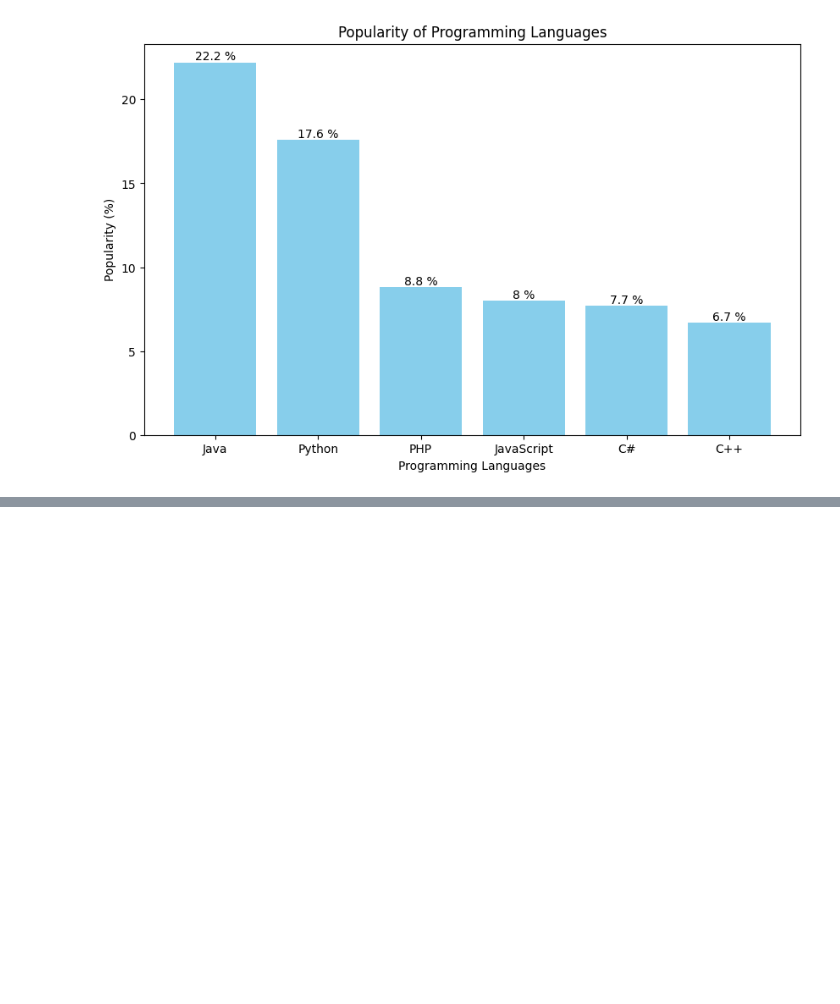
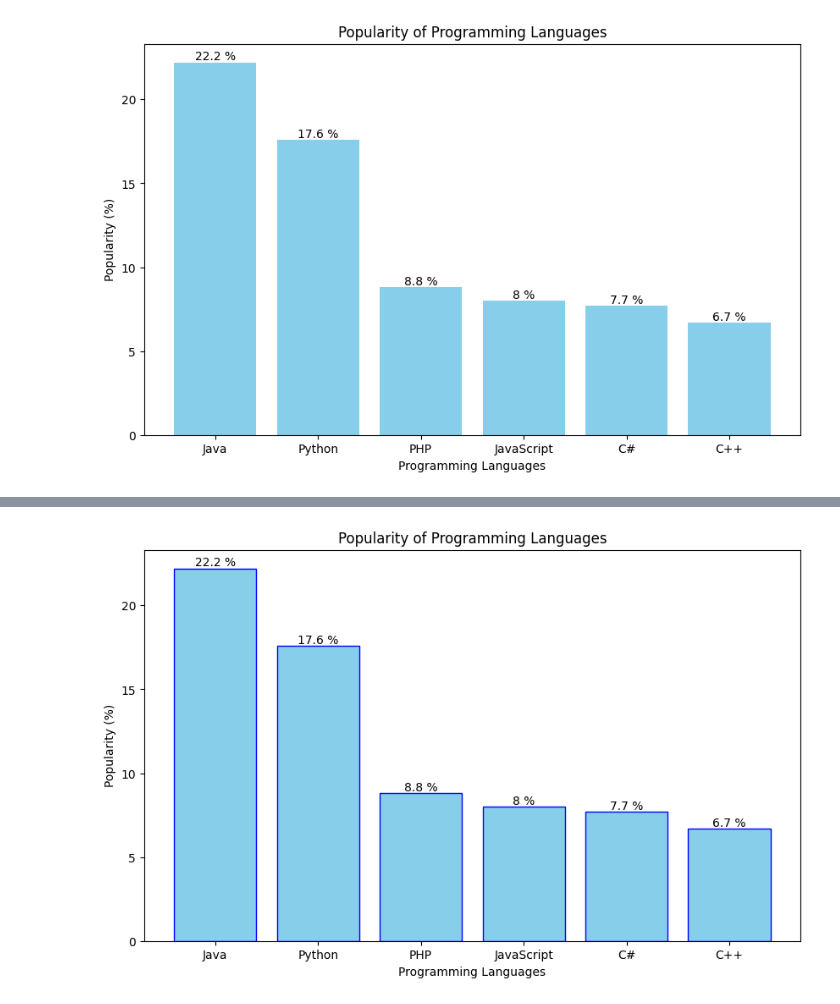
Before and after one commit to Prayag321/Python-libraries, a Jupyter notebook: matplotlib/barchart.ipynb, the cells around one changed output, grey strips where cells are left out. Saved outputs shown, nothing was run; the diff lists cells and outputs as text; code cells hidden in the pictures; blank space fills up the shorter version.

Commit message:
[PRAYAG] Add:Python programming to display a bar chart of the popularity of programming Languages. Make blue border to each bar.

```diff
--- a/matplotlib/barchart.ipynb
+++ b/matplotlib/barchart.ipynb
@@ -136,0 +139,18 @@ if __name__=='__main__':
+# %%
+def main():
+	languages = ['Java', 'Python', 'PHP', 'JavaScript', 'C#', 'C++']
+	popularity = [22.2, 17.6, 8.8, 8, 7.7, 6.7]
+
+	plt.figure(figsize=(10, 6))
+	bars = plt.bar(languages, popularity, color='skyblue',edgecolor='blue')
+
+	plt.title('Popularity of Programming Languages')
+	plt.xlabel('Programming Languages')
+	plt.ylabel('Popularity (%)')
+
+	plt.bar_label(bars,labels=[f"{s} %" for s in popularity])
+	plt.show()
+if __name__=='__main__':
+	main()
+# %% [output]
+[figure, added]
```
Also changed, not shown: parts of 1 cell of this notebook.
